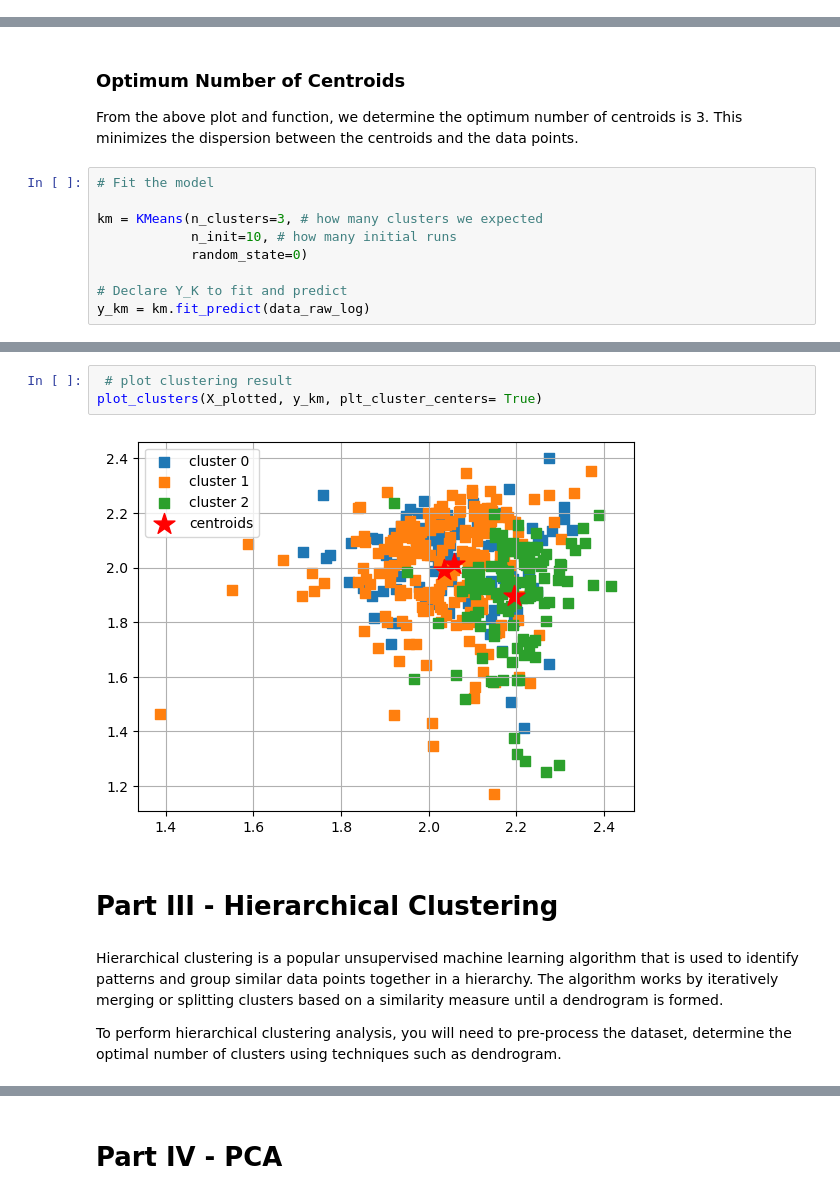
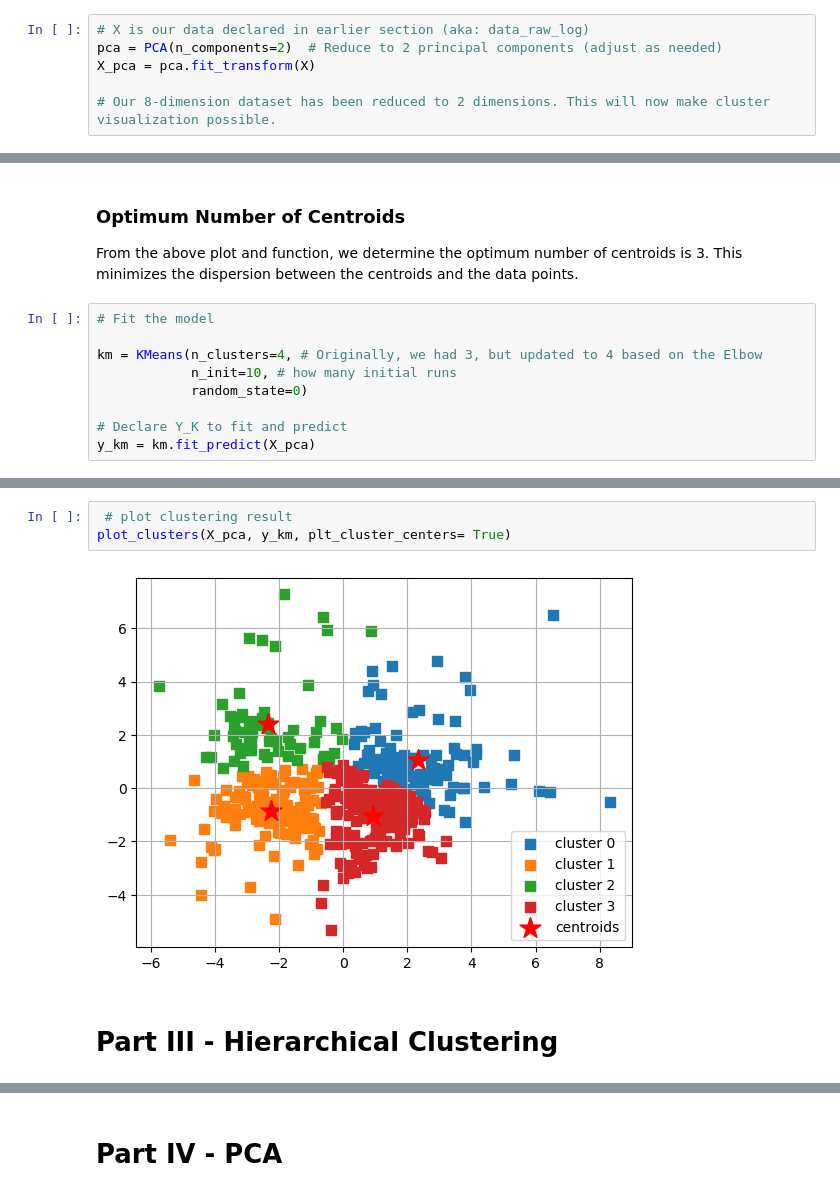
Before and after one commit to j-lepard/Understanding-Grocery-Data, a Jupyter notebook: Unsupervised Learning - Project.ipynb, the cells around one changed output, grey strips where cells are left out. Saved outputs shown, nothing was run; the diff lists cells and outputs as text.

```diff
--- a/Unsupervised Learning - Project.ipynb
+++ b/Unsupervised Learning - Project.ipynb
@@ -126,3 +166,9 @@ plt.show()
+# %%
+# X is our data declared in earlier section (aka: data_raw_log)
+pca = PCA(n_components=2)  # Reduce to 2 principal components (adjust as needed)
+X_pca = pca.fit_transform(X)
+
+# Our 8-dimension dataset has been reduced to 2 dimensions. This will now make cluster visualization possible.
 # %% [markdown]
 # Part II - KMeans Clustering
 # %% [markdown]
@@ -178,12 +225,12 @@ From the above plot and function, we determine the optimum number of centroids i
 # %%
 # Fit the model
 
-km = KMeans(n_clusters=3, # how many clusters we expected
+km = KMeans(n_clusters=4, # Originally, we had 3, but updated to 4 based on the Elbow
             n_init=10, # how many initial runs
             random_state=0)
 
 # Declare Y_K to fit and predict
-y_km = km.fit_predict(data_raw_log)
+y_km = km.fit_predict(X_pca)
 # %% [markdown]
 ### Plot the K-Means
 
@@ -222,12 +275,8 @@ def plot_clusters(X,y_res, plt_cluster_centers = False):
     plt.show()
 # %%
  # plot clustering result
-plot_clusters(X_plotted, y_km, plt_cluster_centers= True)
+plot_clusters(X_pca, y_km, plt_cluster_centers= True)
 # %% [output]
-[figure, old version]
+[figure, new version]
 # %% [markdown]
 # Part III - Hierarchical Clustering
-# %% [markdown]
-Hierarchical clustering is a popular unsupervised machine learning algorithm that is used to identify patterns and group similar data points together in a hierarchy. The algorithm works by iteratively merging or splitting clusters based on a similarity measure until a dendrogram is formed.
-
-To perform hierarchical clustering analysis, you will need to pre-process the dataset, determine the optimal number of clusters using techniques such as dendrogram.
```
Also changed, not shown: parts of 15 cells of this notebook.
